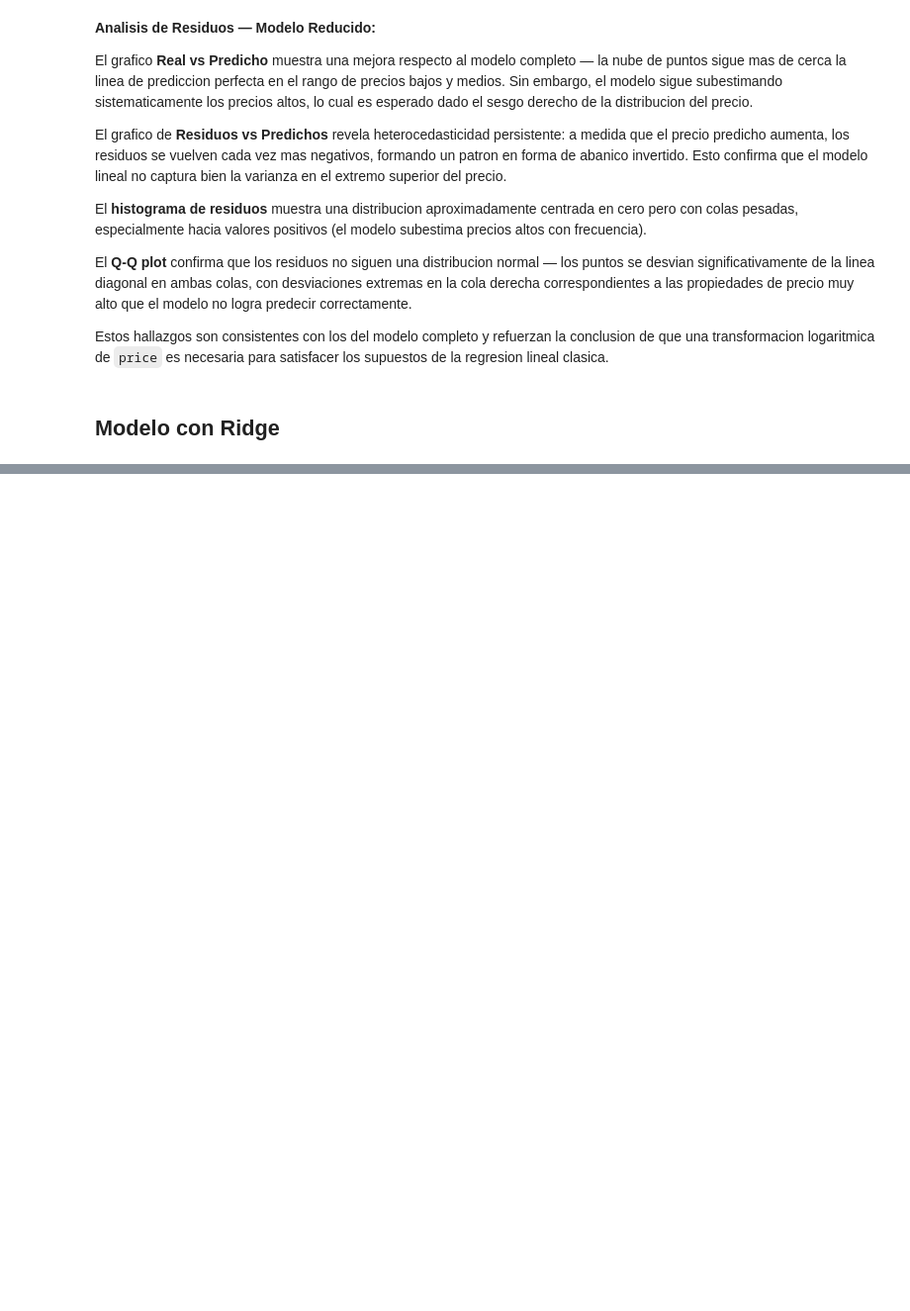
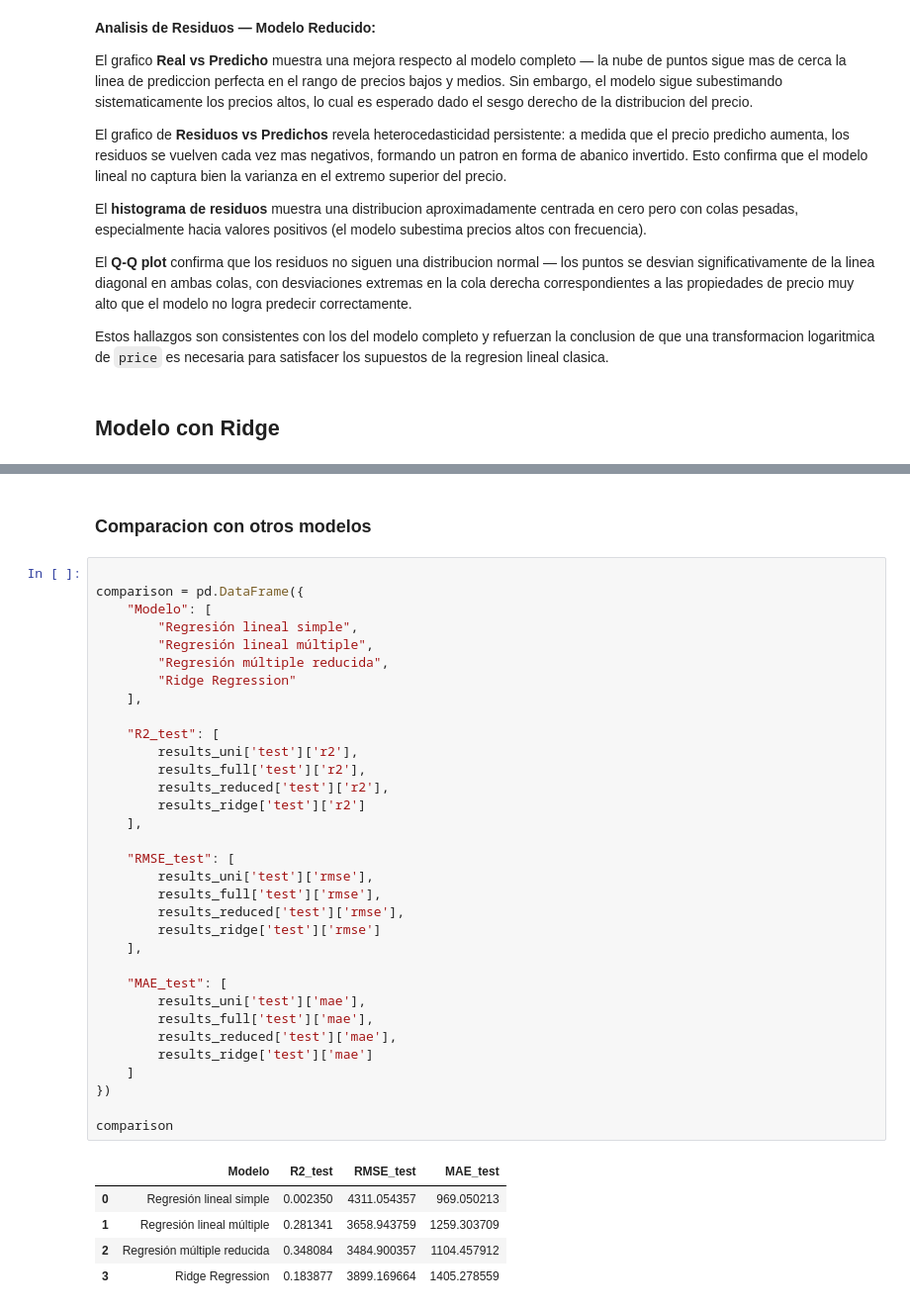
Before and after one commit to fabianpradod/lab3-mineria, a Jupyter notebook: mod/smartStay_regression.ipynb, the cells around one changed output, grey strips where cells are left out. Shown at 99% size. Saved outputs shown, nothing was run; the diff lists cells and outputs as text; blank space fills up the shorter version.

Commit message:
comparacion modelos

```diff
--- a/mod/smartStay_regression.ipynb
+++ b/mod/smartStay_regression.ipynb
@@ -1413,3 +1405,44 @@ results_ridge = run_ridge(all_numeric_features, X_train, X_test, y_train, y_test
 Se entrenó un modelo utilizando **Ridge** con el objetivo de aplicar regularización y reducir los efectos de la multicolinealidad identificada anteriormente entre algunas variables del modelo. En el análisis de correlación y VIF se observó que varias variables estaban altamente correlacionadas, por lo que Ridge resulta una técnica adecuada al penalizar los coeficientes grandes y estabilizar el modelo.
 
 Los resultados obtenidos muestran un **R² de 0.0898** en entrenamiento y **0.0743** en prueba, lo que indica que el modelo explica aproximadamente el **8%** de la variabilidad del precio. Esto sugiere que, aunque el modelo logra capturar parte de la relación entre las variables y el precio, la mayor parte de la variabilidad sigue sin ser explicada. El **RMSE** en entrenamiento fue de **4039.38** y en prueba de **4152.61**, lo que indica que el error típico en las predicciones del modelo es de alrededor de $4000. Por otro lado, el **MAE** fue de **1319.86** en entrenamiento y **1342.73** en prueba, lo que significa que en promedio el modelo se equivoca aproximadamente $1300 al estimar el precio de una propiedad.
+# %% [markdown]
+### Comparacion con otros modelos
+# %%
+
+comparison = pd.DataFrame({
+    "Modelo": [
+        "Regresión lineal simple",
+        "Regresión lineal múltiple",
+        "Regresión múltiple reducida",
+        "Ridge Regression"
+    ],
+
+    "R2_test": [
+        results_uni['test']['r2'],
+        results_full['test']['r2'],
+        results_reduced['test']['r2'],
+        results_ridge['test']['r2']
+    ],
+
+    "RMSE_test": [
+        results_uni['test']['rmse'],
+        results_full['test']['rmse'],
+        results_reduced['test']['rmse'],
+        results_ridge['test']['rmse']
+    ],
+
+    "MAE_test": [
+        results_uni['test']['mae'],
+        results_full['test']['mae'],
+        results_reduced['test']['mae'],
+        results_ridge['test']['mae']
+    ]
+})
+
+comparison
+# %% [output]
+|  | Modelo | R2_test | RMSE_test | MAE_test |
+| 0 | Regresión lineal simple | 0.002350 | 4311.054357 | 969.050213 |
+| 1 | Regresión lineal múltiple | 0.281341 | 3658.943759 | 1259.303709 |
+| 2 | Regresión múltiple reducida | 0.348084 | 3484.900357 | 1104.457912 |
+| 3 | Ridge Regression | 0.183877 | 3899.169664 | 1405.278559 |
```
Also changed, not shown: parts of 16 cells of this notebook.
